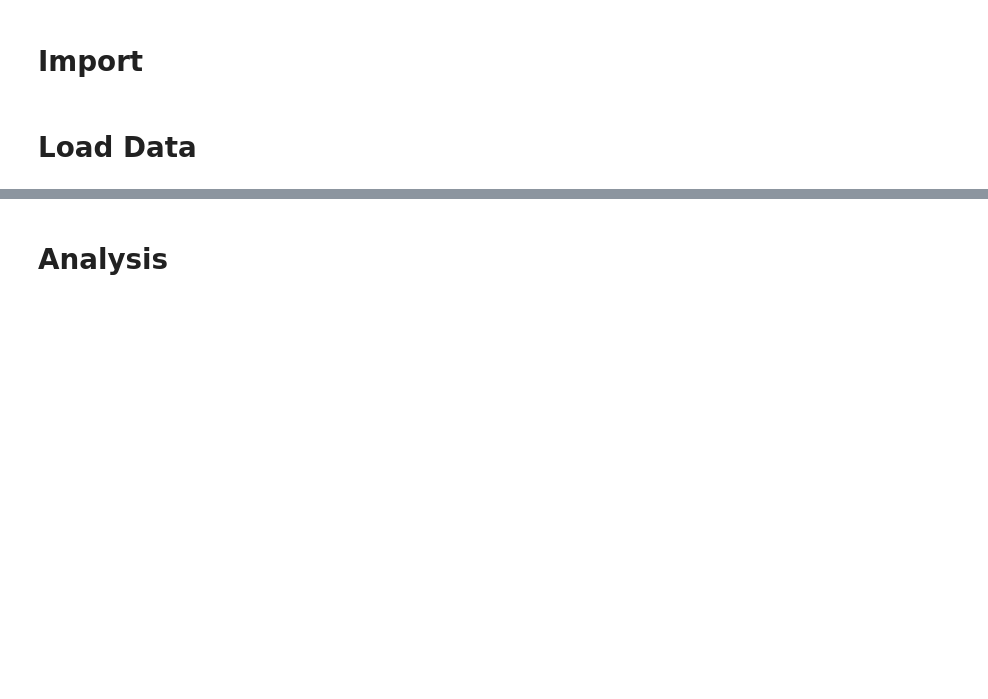
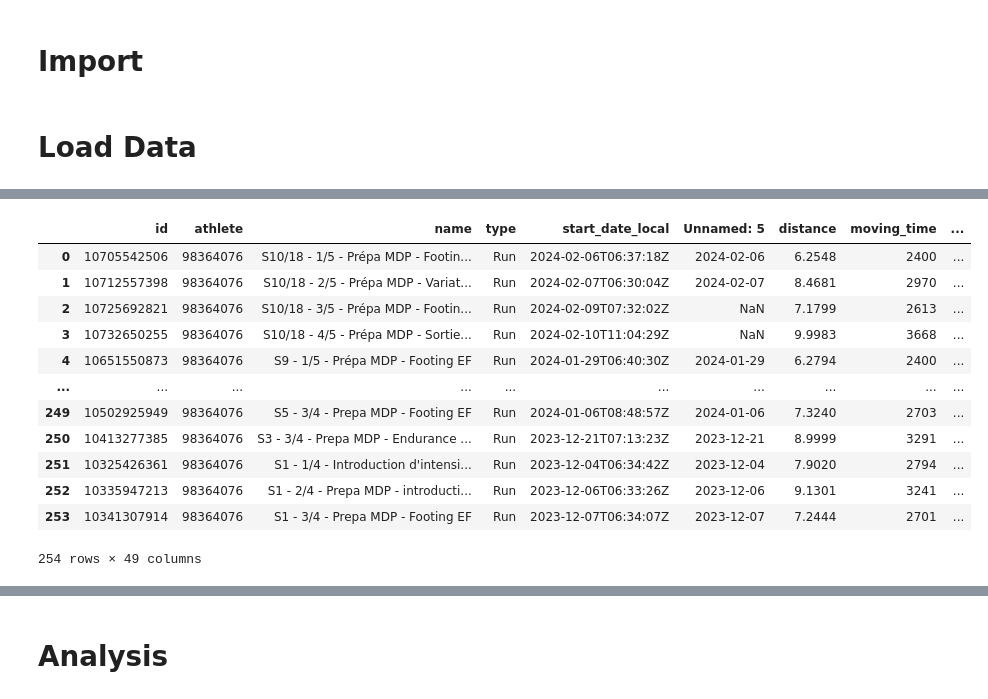
Before and after one commit to TheoCostes/SynchronizeRunningData, a Jupyter notebook: notebooks/2_create_analytics_visuals.ipynb, the cells around one changed output, grey strips where cells are left out. Drawn from its saved outputs; the diff is of its cells as text; code cells hidden in the pictures; blank space fills up the shorter version.

```diff
--- a/notebooks/2_create_analytics_visuals.ipynb
+++ b/notebooks/2_create_analytics_visuals.ipynb
@@ -81,0 +86,46 @@ df_lap
+# %%
+def associer_valeur(x):
+    if x in ["Prépa MDP"]:
+        return 4
+    elif x in ["Prépa SEMI BOULOGNE", "COURSE : Semi - Boulogne"]:
+        return 3
+    elif x in ["Prépa 10Km PSG", "COURSE : 10Km - PSG"]:
+        return 2
+    elif x in ["Prépa Semi Paris", "COURSE : Semi - Paris"]:
+        return 1
+
+df_act["prepa_id"] = df_act["prepa_name"].apply(
+    lambda x : associer_valeur(x)
+
+)
+# %%
+df_act["distance"] =  df_act["distance"]/1000
+# %%
+df_act.sort_values(by=["prepa_id", "Numéro de semaine", "Numéro de seance"],
+                   ascending= [False, False, True],
+                   inplace=True)
+# %%
+df_act['Cumul_weekly_volume'] = df_act.groupby(['prepa_id','Numéro de semaine'])['distance'].cumsum()
+#df_act['total_weekly_volume'] = df_act.groupby(['prepa_id','Numéro de semaine'])['distance'].sum()
+# %%
+weekly_volume = df_act.groupby(['prepa_id', 'Numéro de semaine'])['distance'].sum().reset_index()
+# Fusionner les données calculées avec le DataFrame d'origine
+df_act = pd.merge(df_act, weekly_volume, on=['prepa_id', 'Numéro de semaine'], suffixes=('', '_weekly'), how='left')
+
+# Renommer la colonne ajoutée
+df_act.rename(columns={'distance_weekly': 'total_weekly_volume'}, inplace=True)
+df_act
+# %% [output]
+|  | id | athlete | name | type | start_date_local | Unnamed: 5 | distance | moving_time | ... |
+| 0 | 10705542506 | 98364076 | S10/18 - 1/5 - Prépa MDP - Footin... | Run | 2024-02-06T06:37:18Z | 2024-02-06 | 6.2548 | 2400 | ... |
+| 1 | 10712557398 | 98364076 | S10/18 - 2/5 - Prépa MDP - Variat... | Run | 2024-02-07T06:30:04Z | 2024-02-07 | 8.4681 | 2970 | ... |
+| 2 | 10725692821 | 98364076 | S10/18 - 3/5 - Prépa MDP - Footin... | Run | 2024-02-09T07:32:02Z | NaN | 7.1799 | 2613 | ... |
+| 3 | 10732650255 | 98364076 | S10/18 - 4/5 - Prépa MDP - Sortie... | Run | 2024-02-10T11:04:29Z | NaN | 9.9983 | 3668 | ... |
+| 4 | 10651550873 | 98364076 | S9 - 1/5 - Prépa MDP - Footing EF | Run | 2024-01-29T06:40:30Z | 2024-01-29 | 6.2794 | 2400 | ... |
+| ... | ... | ... | ... | ... | ... | ... | ... | ... | ... |
+| 249 | 10502925949 | 98364076 | S5 - 3/4 - Prepa MDP - Footing EF | Run | 2024-01-06T08:48:57Z | 2024-01-06 | 7.3240 | 2703 | ... |
+| 250 | 10413277385 | 98364076 | S3 - 3/4 - Prepa MDP - Endurance ... | Run | 2023-12-21T07:13:23Z | 2023-12-21 | 8.9999 | 3291 | ... |
+| 251 | 10325426361 | 98364076 | S1 - 1/4 - Introduction d'intensi... | Run | 2023-12-04T06:34:42Z | 2023-12-04 | 7.9020 | 2794 | ... |
+| 252 | 10335947213 | 98364076 | S1 - 2/4 - Prepa MDP - introducti... | Run | 2023-12-06T06:33:26Z | 2023-12-06 | 9.1301 | 3241 | ... |
+| 253 | 10341307914 | 98364076 | S1 - 3/4 - Prepa MDP - Footing EF | Run | 2023-12-07T06:34:07Z | 2023-12-07 | 7.2444 | 2701 | ... |
+254 rows × 49 columns
```
Also changed, not shown: parts of 19 cells of this notebook.
